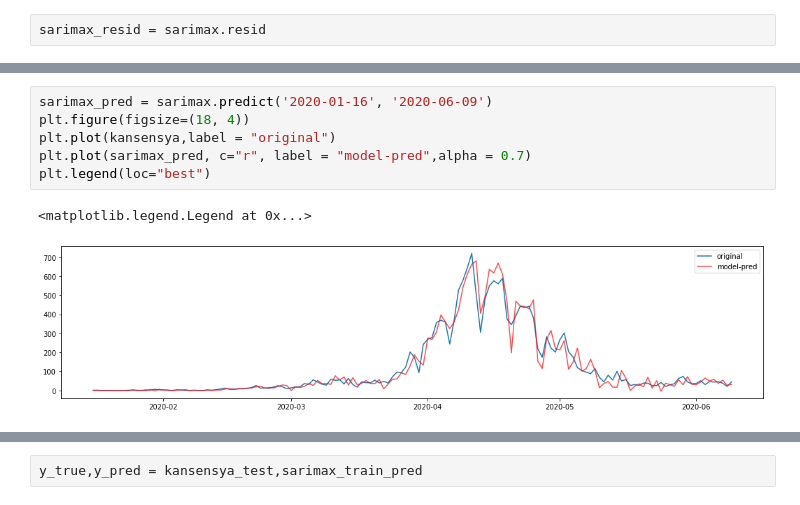
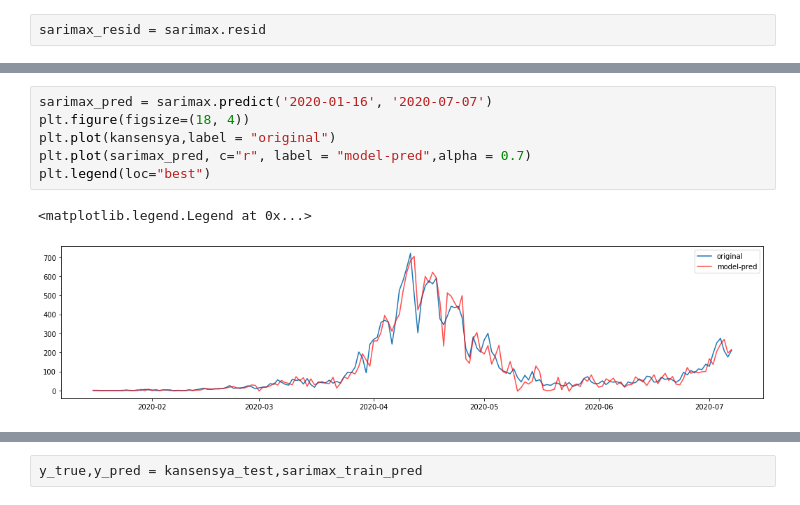
Before and after one commit to e185725/aaa, a Jupyter notebook: covid-199.ipynb, the cells around one changed output, grey strips where cells are left out. Saved outputs shown, nothing was run; the diff lists cells and outputs as text.

```diff
--- a/covid-199.ipynb
+++ b/covid-199.ipynb
@@ -311,11 +348,11 @@ SARIMAX Results
 Warnings:
 [1] Covariance matrix calculated using the outer product of gradients (complex-step).
 # %%
-sarimax_pred = sarimax.predict('2020-01-16', '2020-06-09')
+sarimax_pred = sarimax.predict('2020-01-16', '2020-07-07')
 plt.figure(figsize=(18, 4))
 plt.plot(kansensya,label = "original")
 plt.plot(sarimax_pred, c="r", label = "model-pred",alpha = 0.7)
 plt.legend(loc="best")
 # %% [output]
 <matplotlib.legend.Legend at 0x...>
-[figure, old version]
+[figure, new version]
```
Also changed, not shown: parts of 67 cells of this notebook, 8 other files.
